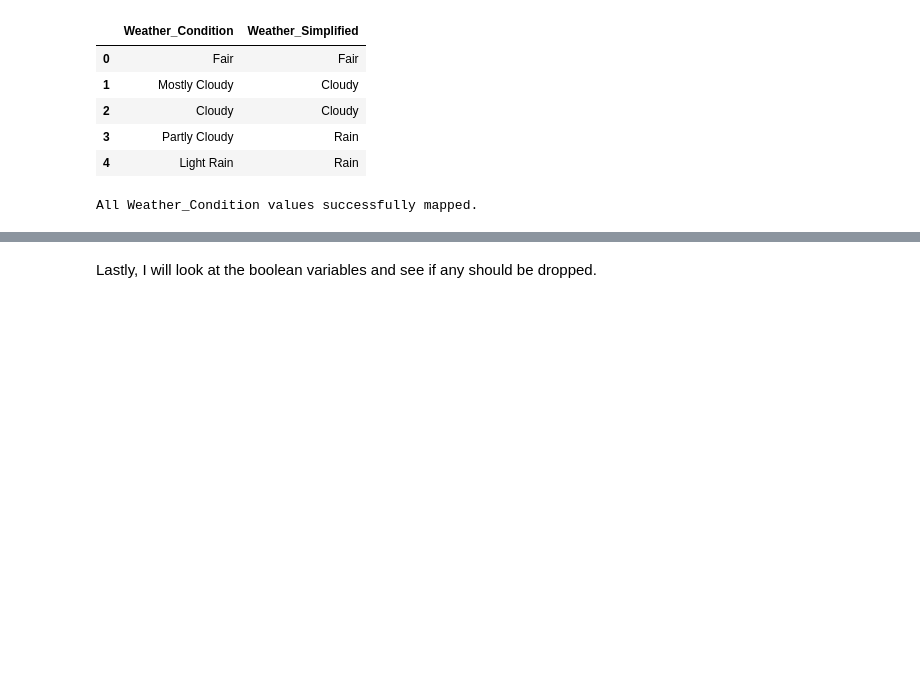
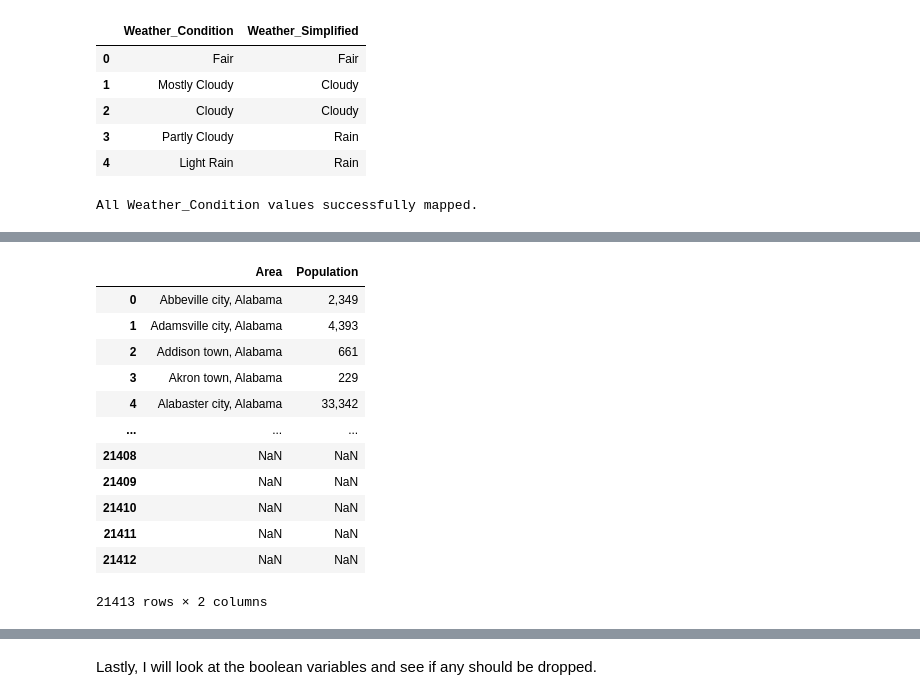
Before and after one commit to Sonya-J00/US_Accidents_ML_Project, a Jupyter notebook: jupyter_notebooks/Feature_Engineering.ipynb, the cells around one changed output, grey strips where cells are left out. Cells and saved outputs as stored; diff of their text form; code cells hidden in the pictures; blank space fills up the shorter version.

Commit message:
'Population' column added

```diff
--- a/jupyter_notebooks/Feature_Engineering.ipynb
+++ b/jupyter_notebooks/Feature_Engineering.ipynb
@@ -230,0 +307,17 @@ All Weather_Condition values successfully mapped.
+# %%
+df_city_pop = pd.read_csv("Data/Raw//Supporting_files/City_Pop_Map.csv", encoding='latin1')
+df_city_pop
+# %% [output]
+|  | Area | Population |
+| 0 | Abbeville city, Alabama | 2,349 |
+| 1 | Adamsville city, Alabama | 4,393 |
+| 2 | Addison town, Alabama | 661 |
+| 3 | Akron town, Alabama | 229 |
+| 4 | Alabaster city, Alabama | 33,342 |
+| ... | ... | ... |
+| 21408 | NaN | NaN |
+| 21409 | NaN | NaN |
+| 21410 | NaN | NaN |
+| 21411 | NaN | NaN |
+| 21412 | NaN | NaN |
+21413 rows × 2 columns
```
Also changed, not shown: parts of 49 cells of this notebook, 2 other files.
